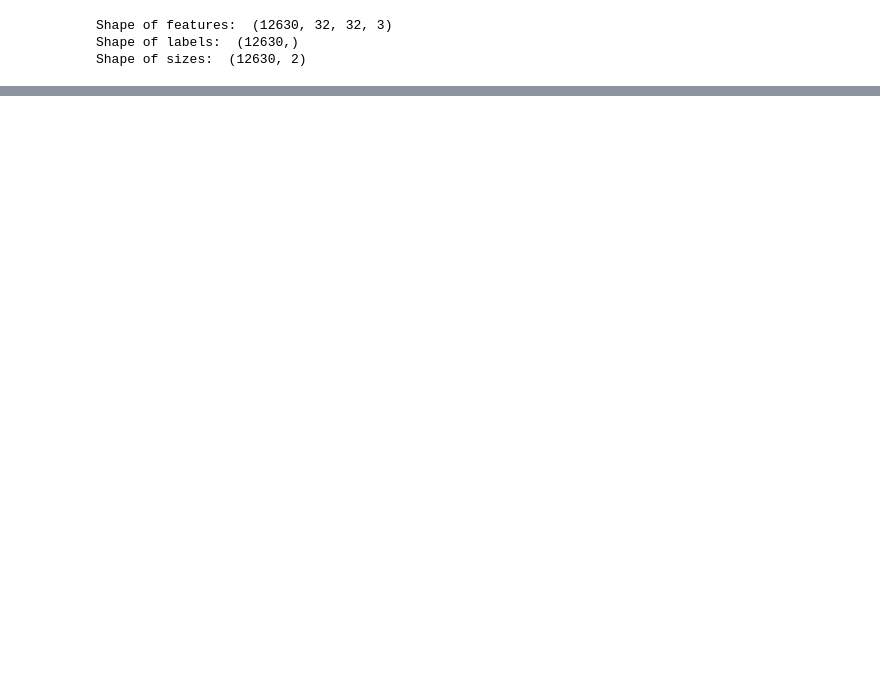
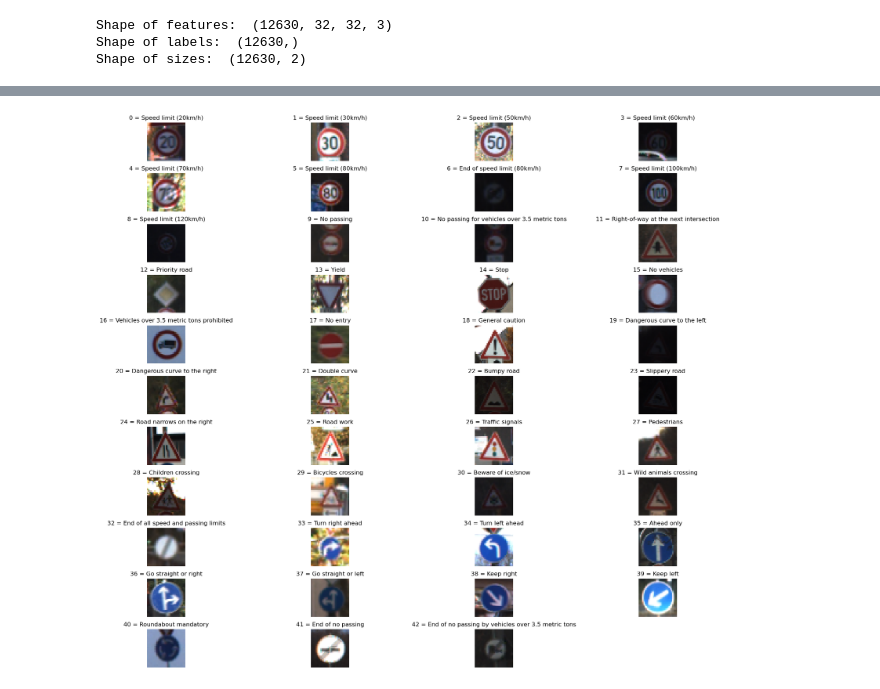
Before and after one commit to sjmfirestone/comp-4449-midterm-rtfs, a Jupyter notebook: main.ipynb, the cells around one changed output, grey strips where cells are left out. Cells and saved outputs as stored; diff of their text form; code cells hidden in the pictures; blank space fills up the shorter version.

```diff
--- a/main.ipynb
+++ b/main.ipynb
@@ -297,0 +212,23 @@ Normalized grayscale image
+# %%
+def plot_all_signs(images, labels, signnames, cmap=None):
+
+    unique_labels = np.unique(labels)
+    num_labels = len(unique_labels)
+    num_cols = 4
+    num_rows = (num_labels - 1) // num_cols + 1
+
+    fig = plt.figure(figsize=(20, 16))
+
+    for i, label in enumerate(unique_labels, 1):
+        image = images[labels == label][0]
+        ax = fig.add_subplot(num_rows, num_cols, i)
+        ax.imshow(image, cmap=cmap)
+        ax.set_title(f'{label} = {signnames[label]}')
+        ax.axis('off')
+
+    plt.tight_layout()
+    plt.show()
+# %%
+plot_all_signs(train_images, train_labels, signnames)
+# %% [output]
+[figure, added]
```
Also changed, not shown: parts of 64 cells of this notebook.
